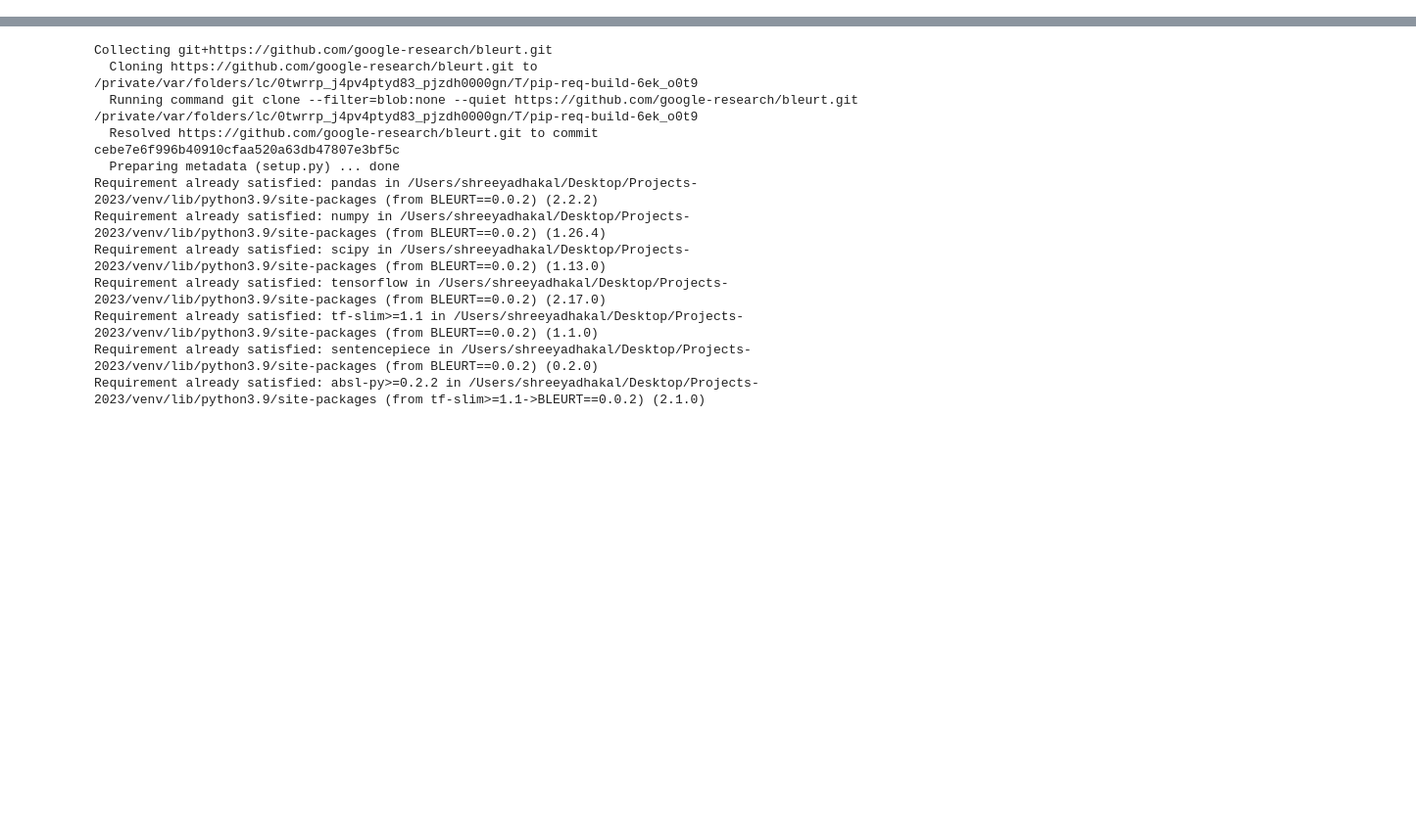
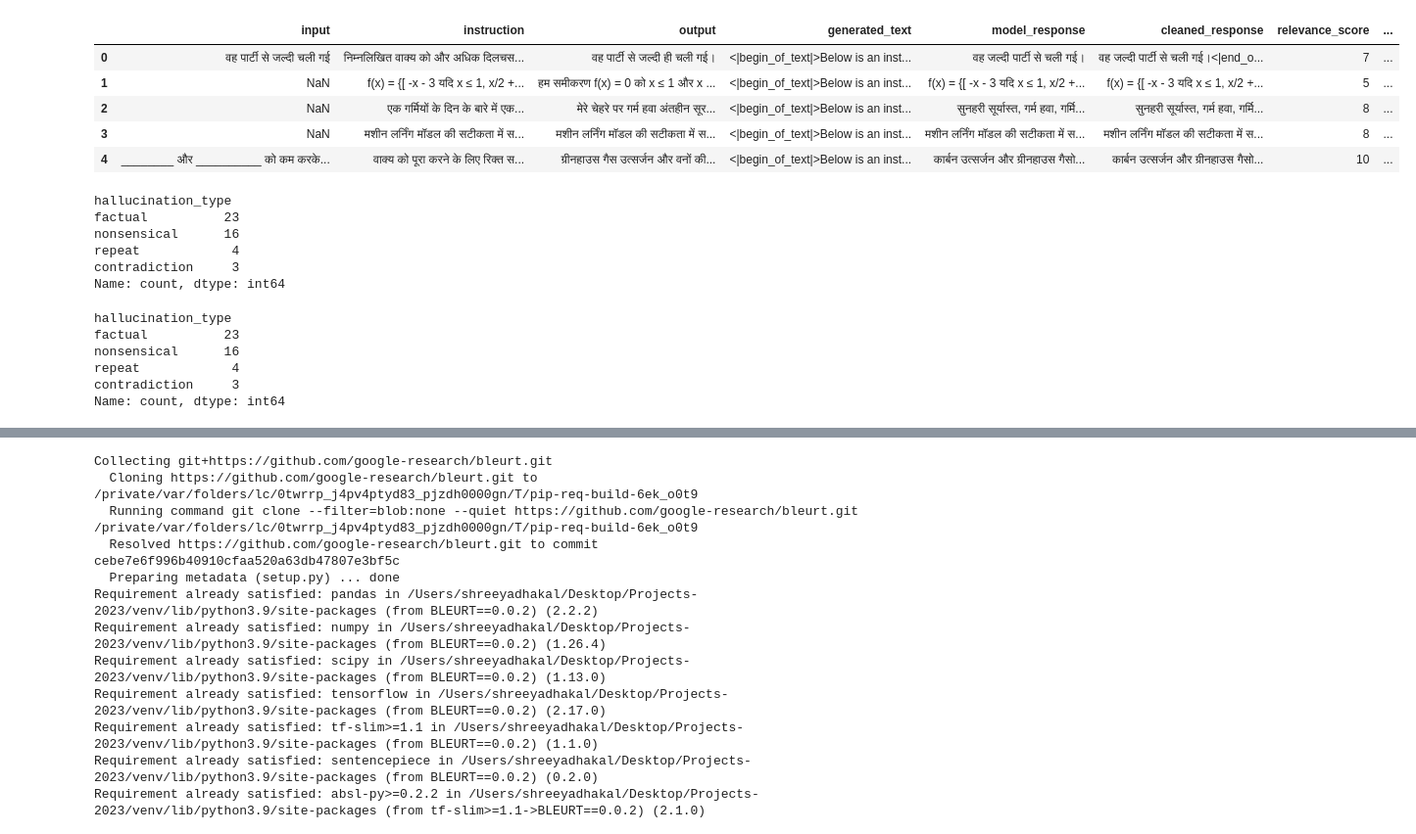
Before and after one commit to shreeya-dhakal/llama-3-finetune, a Jupyter notebook: src/notebooks/get_stats.ipynb, the cells around one changed output, grey strips where cells are left out. Shown at 98% size. Drawn from its saved outputs; the diff is of its cells as text; code cells hidden in the pictures; blank space fills up the shorter version.

```diff
--- a/src/notebooks/get_stats.ipynb
+++ b/src/notebooks/get_stats.ipynb
@@ -1,4 +1,24 @@
 # %%
 import pandas as pd
 # %%
-df = pd.read_csv("../../infer_out/df_gpt_4_score_Hindi_baseline.csv")
+df = pd.read_csv("../../infer_out/hindi_lora_all_scores.csv")
+# %%
+df.head()
+# %% [output]
+|  | input | instruction | output | generated_text | model_response | cleaned_response | relevance_score | ... |
+| 0 | वह पार्टी से जल्दी चली गई | निम्नलिखित वाक्य को और अधिक दिलचस... | वह पार्टी से जल्दी ही चली गई। | <|begin_of_text|>Below is an inst... | वह जल्दी पार्टी से चली गई। | वह जल्दी पार्टी से चली गई।<|end_o... | 7 | ... |
+| 1 | NaN | f(x) = {[ -x - 3 यदि x ≤ 1, x/2 +... | हम समीकरण f(x) = 0 को x ≤ 1 और x ... | <|begin_of_text|>Below is an inst... | f(x) = {[ -x - 3 यदि x ≤ 1, x/2 +... | f(x) = {[ -x - 3 यदि x ≤ 1, x/2 +... | 5 | ... |
+| 2 | NaN | एक गर्मियों के दिन के बारे में एक... | मेरे चेहरे पर गर्म हवा अंतहीन सूर... | <|begin_of_text|>Below is an inst... | सुनहरी सूर्यास्त, गर्म हवा, गर्मि... | सुनहरी सूर्यास्त, गर्म हवा, गर्मि... | 8 | ... |
+| 3 | NaN | मशीन लर्निंग मॉडल की सटीकता में स... | मशीन लर्निंग मॉडल की सटीकता में स... | <|begin_of_text|>Below is an inst... | मशीन लर्निंग मॉडल की सटीकता में स... | मशीन लर्निंग मॉडल की सटीकता में स... | 8 | ... |
+| 4 | ________ और __________ को कम करके... | वाक्य को पूरा करने के लिए रिक्त स... | ग्रीनहाउस गैस उत्सर्जन और वनों की... | <|begin_of_text|>Below is an inst... | कार्बन उत्सर्जन और ग्रीनहाउस गैसो... | कार्बन उत्सर्जन और ग्रीनहाउस गैसो... | 10 | ... |
+# %%
+df["hallucination_type"].value_counts()
+# df.loc[df["hallucination_type"] == "factual, nonsensical, contradiction", "hallucination_type"] = ""
+# df.to_csv("../../infer_out/hindi_lora_all_scores.csv", index=False)
+# %% [output]
+hallucination_type
+factual          23
+nonsensical      16
+repeat            4
+contradiction     3
+Name: count, dtype: int64
@@ -4,0 +27,9 @@ df = pd.read_csv("../../infer_out/df_gpt_4_score_Hindi_baseline.csv")
+# %%
+df["hallucination_type"].value_counts()
+# %% [output]
+hallucination_type
+factual          23
+nonsensical      16
+repeat            4
+contradiction     3
+Name: count, dtype: int64
```
Also changed, not shown: parts of 12 cells of this notebook, 5 other files.
